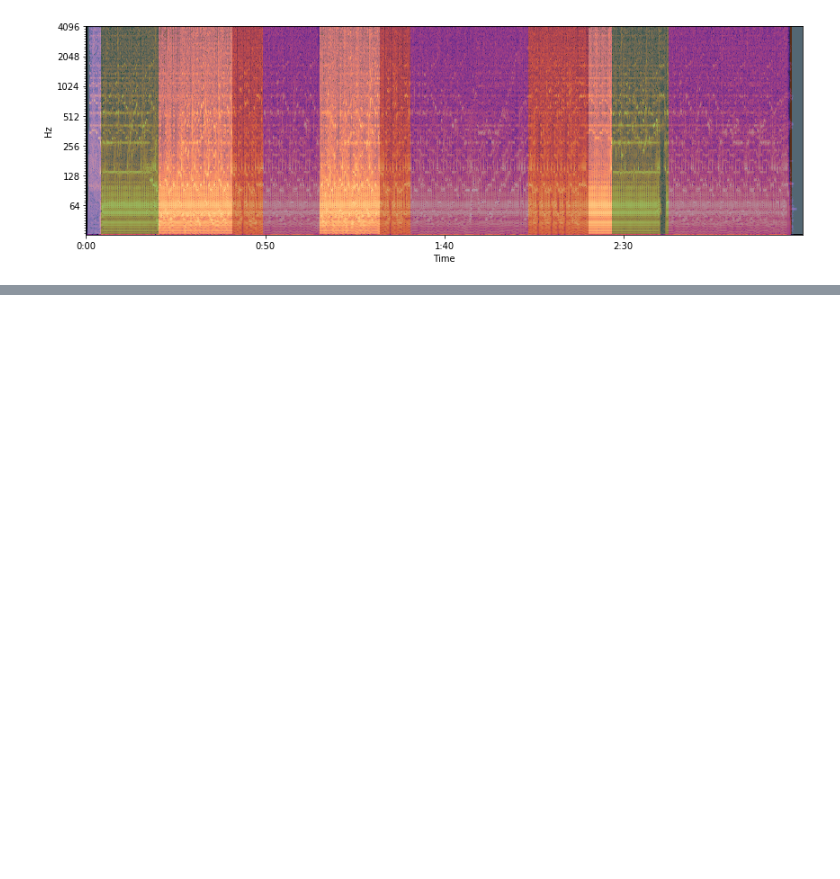
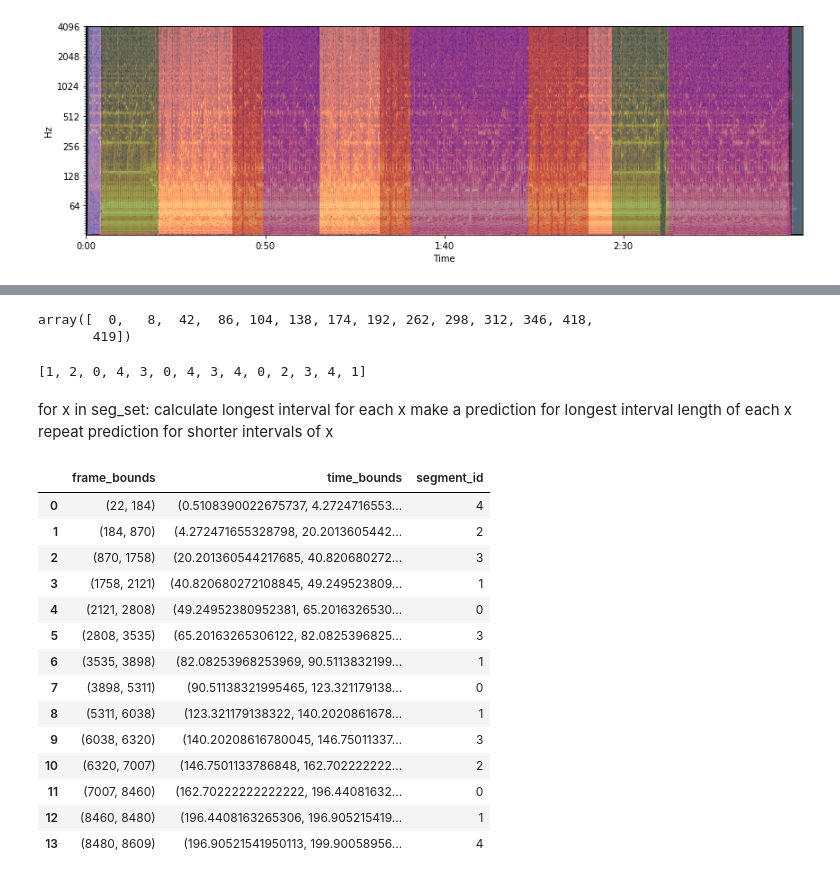
Before and after one commit to wvsharber/BeatMapSynthesizer, a Jupyter notebook: notebooks/Music_analysis.ipynb, the cells around one changed output, grey strips where cells are left out. Saved outputs shown, nothing was run; the diff lists cells and outputs as text; code cells hidden in the pictures; blank space fills up the shorter version.

```diff
--- a/Music_analysis.ipynb
+++ b/notebooks/Music_analysis.ipynb
@@ -329,7 +329,7 @@ import sklearn.cluster
 import librosa
 import librosa.display
 # %%
-y, sr = librosa.load('./2144 (Shut Up and Dance - bennydabeast)/song.ogg')
+y, sr = librosa.load('../Example_CustomMaps/2144 (Shut Up and Dance - bennydabeast)/song.ogg')
 # %%
 BINS_PER_OCTAVE = 12 * 3
 N_OCTAVES = 7
@@ -507,10 +507,10 @@ plt.show()
 # %% [output]
 [figure]
 # %%
-def laplacian_segmentation(y, sr):
+def laplacian_segmentation(y, sr, k = 5):
     """This function uses the Laplacian Segmentation method described in McFee and Ellis, 2014, and adapted from
-    expample code in the librosa documentation. It returns the segment boundaries (in frame number) and segment ID's
-    of isolated music file segments."""
+    expample code in the librosa documentation. It returns the segment boundaries (in frame number and time) and
+    segment ID's of isolated music file segments."""
     BINS_PER_OCTAVE = 12 * 3
     N_OCTAVES = 7
     C = librosa.amplitude_to_db(np.abs(librosa.cqt(y=y, sr=sr,
@@ -566,7 +566,7 @@ def laplacian_segmentation(y, sr):
     # If we want k clusters, use the first k normalized eigenvectors.
     # Fun exercise: see how the segmentation changes as you vary k
 
-    k = 5
+    k = k
 
     X = evecs[:, :k] / Cnorm[:, k-1:k]
 
@@ -586,11 +586,14 @@ def laplacian_segmentation(y, sr):
     bound_frames = beats[bound_beats]
 
     # Make sure we cover to the end of the track
-    bound_frames = librosa.util.fix_frames(bound_frames,
-                                           x_min=None,
-                                           x_max=C.shape[1]-1)
-    bound_times = librosa.frames_to_time(bound_frames)
-    return list(zip(zip(bound_frames, bound_frames[1:]), zip(bound_times, bound_times[1:]), bound_segs))
+#     bound_frames = librosa.util.fix_frames(bound_frames,
+#                                            x_min=None,
+#                                            x_max=C.shape[1]-1)
+#     bound_times = librosa.frames_to_time(bound_frames)
+#     segments = list(zip(zip(bound_frames, bound_frames[1:]), zip(bound_times, bound_times[1:]), bound_segs))
+    segments = list(zip(zip(bound_beats, bound_beats[1:]), bound_segs))
+
+    return segments #beats, bound_beats, bound_segs #pd.DataFrame(segments, columns = ['frame_bounds', 'time_bounds', 'segment_id'])
 # %%
 segments = laplacian_segmentation(y, sr)
 # %%
@@ -625,0 +669,9 @@ laplacian_segmentation(y, sr)
+# %%
+bound_beats
+# %% [output]
+array([  0,   8,  42,  86, 104, 138, 174, 192, 262, 298, 312, 346, 418,
+       419])
+# %%
+bound_segs
+# %% [output]
+[1, 2, 0, 4, 3, 0, 4, 3, 4, 0, 2, 3, 4, 1]
@@ -625,0 +680,23 @@ laplacian_segmentation(y, sr)
+# %% [markdown]
+for x in seg_set:
+    calculate longest interval for each x
+    make a prediction for longest interval length of each x
+    repeat prediction for shorter intervals of x
+# %%
+pd.DataFrame(segments, columns = ['frame_bounds', 'time_bounds', 'segment_id'])
+# %% [output]
+|  | frame_bounds | time_bounds | segment_id |
+| 0 | (22, 184) | (0.5108390022675737, 4.2724716553... | 4 |
+| 1 | (184, 870) | (4.272471655328798, 20.2013605442... | 2 |
+| 2 | (870, 1758) | (20.201360544217685, 40.820680272... | 3 |
+| 3 | (1758, 2121) | (40.820680272108845, 49.249523809... | 1 |
+| 4 | (2121, 2808) | (49.24952380952381, 65.2016326530... | 0 |
+| 5 | (2808, 3535) | (65.20163265306122, 82.0825396825... | 3 |
+| 6 | (3535, 3898) | (82.08253968253969, 90.5113832199... | 1 |
+| 7 | (3898, 5311) | (90.51138321995465, 123.321179138... | 0 |
+| 8 | (5311, 6038) | (123.321179138322, 140.2020861678... | 1 |
+| 9 | (6038, 6320) | (140.20208616780045, 146.75011337... | 3 |
+| 10 | (6320, 7007) | (146.7501133786848, 162.702222222... | 2 |
+| 11 | (7007, 8460) | (162.70222222222222, 196.44081632... | 0 |
+| 12 | (8460, 8480) | (196.4408163265306, 196.905215419... | 1 |
+| 13 | (8480, 8609) | (196.90521541950113, 199.90058956... | 4 |
```
Also changed, not shown: parts of 9 cells of this notebook, 16 other files.
